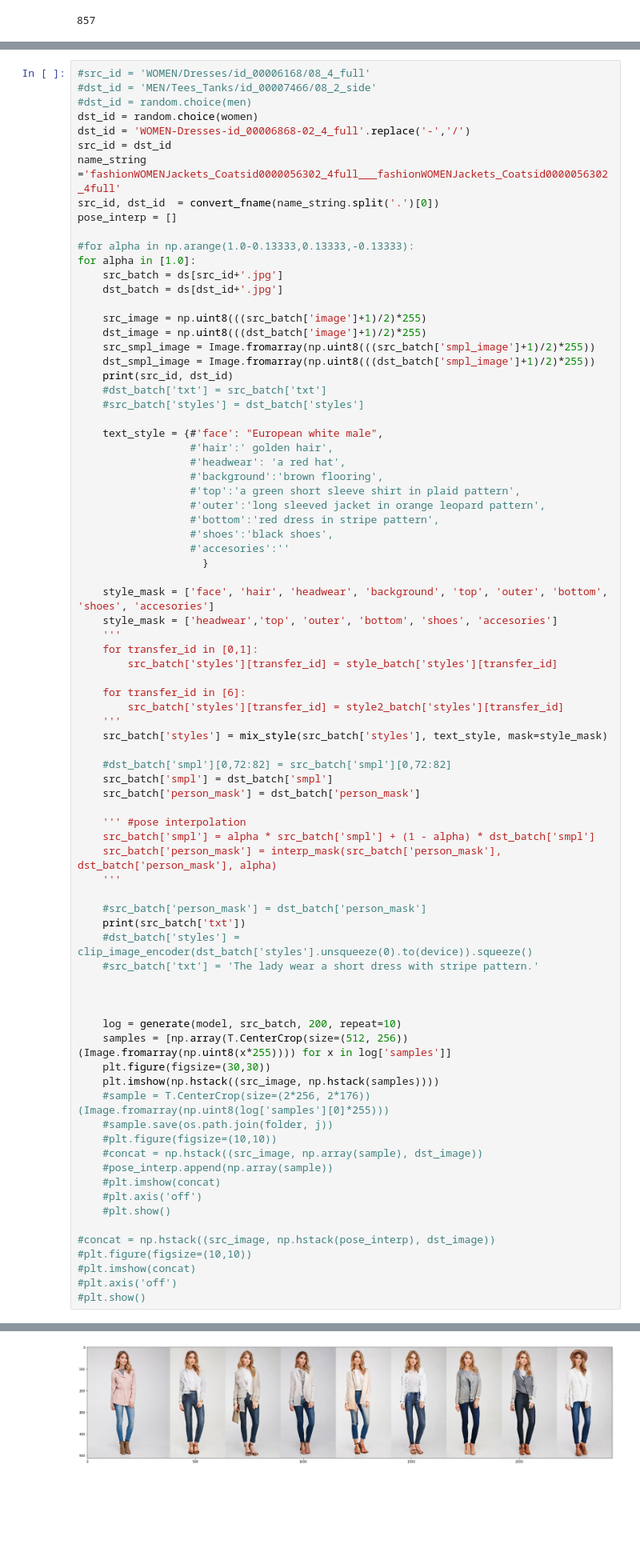
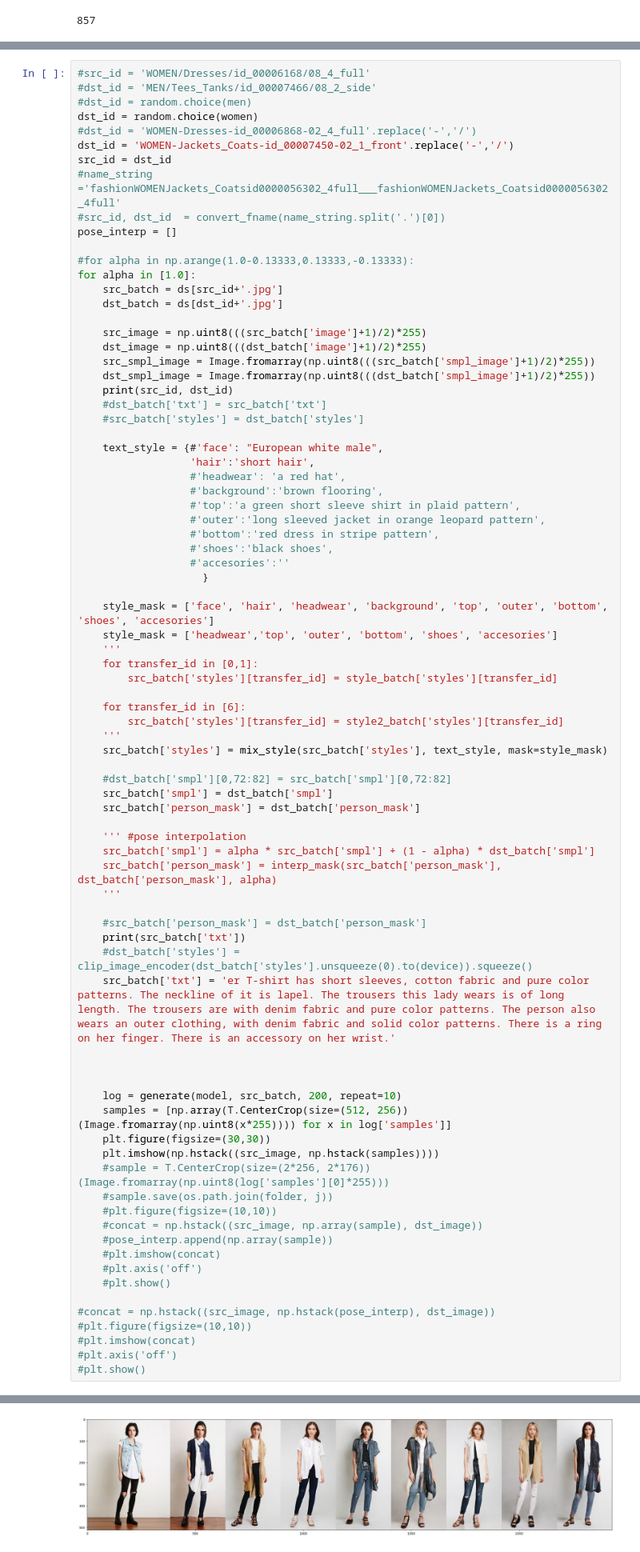
Before and after one commit to soon-yau/upgpt, a Jupyter notebook: inference-mix.ipynb, the cells around one changed output, grey strips where cells are left out. Shown at 80% size. Saved outputs shown, nothing was run; the diff lists cells and outputs as text; blank space fills up the shorter version.

```diff
--- a/inference-mix.ipynb
+++ b/inference-mix.ipynb
@@ -264,10 +277,11 @@ FileNotFoundError: [Errno 2] No such file or directory: '/home/soon/datasets/dee
 #dst_id = 'MEN/Tees_Tanks/id_00007466/08_2_side'
 #dst_id = random.choice(men)
 dst_id = random.choice(women)
-dst_id = 'WOMEN-Dresses-id_00006868-02_4_full'.replace('-','/')
+#dst_id = 'WOMEN-Dresses-id_00006868-02_4_full'.replace('-','/')
+dst_id = 'WOMEN-Jackets_Coats-id_00007450-02_1_front'.replace('-','/')
 src_id = dst_id
-name_string ='fashionWOMENJackets_Coatsid0000056302_4full___fashionWOMENJackets_Coatsid0000056302_4full'
-src_id, dst_id  = convert_fname(name_string.split('.')[0])
+#name_string ='fashionWOMENJackets_Coatsid0000056302_4full___fashionWOMENJackets_Coatsid0000056302_4full'
+#src_id, dst_id  = convert_fname(name_string.split('.')[0])
 pose_interp = []
 
 #for alpha in np.arange(1.0-0.13333,0.13333,-0.13333):
@@ -284,7 +298,7 @@ for alpha in [1.0]:
     #src_batch['styles'] = dst_batch['styles']
 
     text_style = {#'face': "European white male",
-                  #'hair':' golden hair',
+                  'hair':'short hair',
                   #'headwear': 'a red hat',
                   #'background':'brown flooring',
                   #'top':'a green short sleeve shirt in plaid pattern',
@@ -317,7 +331,7 @@ for alpha in [1.0]:
     #src_batch['person_mask'] = dst_batch['person_mask']
     print(src_batch['txt'])
     #dst_batch['styles'] = clip_image_encoder(dst_batch['styles'].unsqueeze(0).to(device)).squeeze()
-    #src_batch['txt'] = 'The lady wear a short dress with stripe pattern.'
+    src_batch['txt'] = 'er T-shirt has short sleeves, cotton fabric and pure color patterns. The neckline of it is lapel. The trousers this lady wears is of long length. The trousers are with denim fabric and pure color patterns. The person also wears an outer clothing, with denim fabric and solid color patterns. There is a ring on her finger. There is an accessory on her wrist.'
 
 
 
@@ -345,6 +359,6 @@ This lady is wearing a long-sleeve shirt with pure color patterns and a long pan
 Plotting: Switched to EMA weights
 Data shape for DDIM sampling is (8, 4, 64, 48), eta 1.0
 Running DDIM Sampling with 200 timesteps
 Plotting: Restored training weights
-[figure, old version]
+[figure, new version]
 # %%
```
Also changed, not shown: parts of 6 cells of this notebook, 1 other file.
